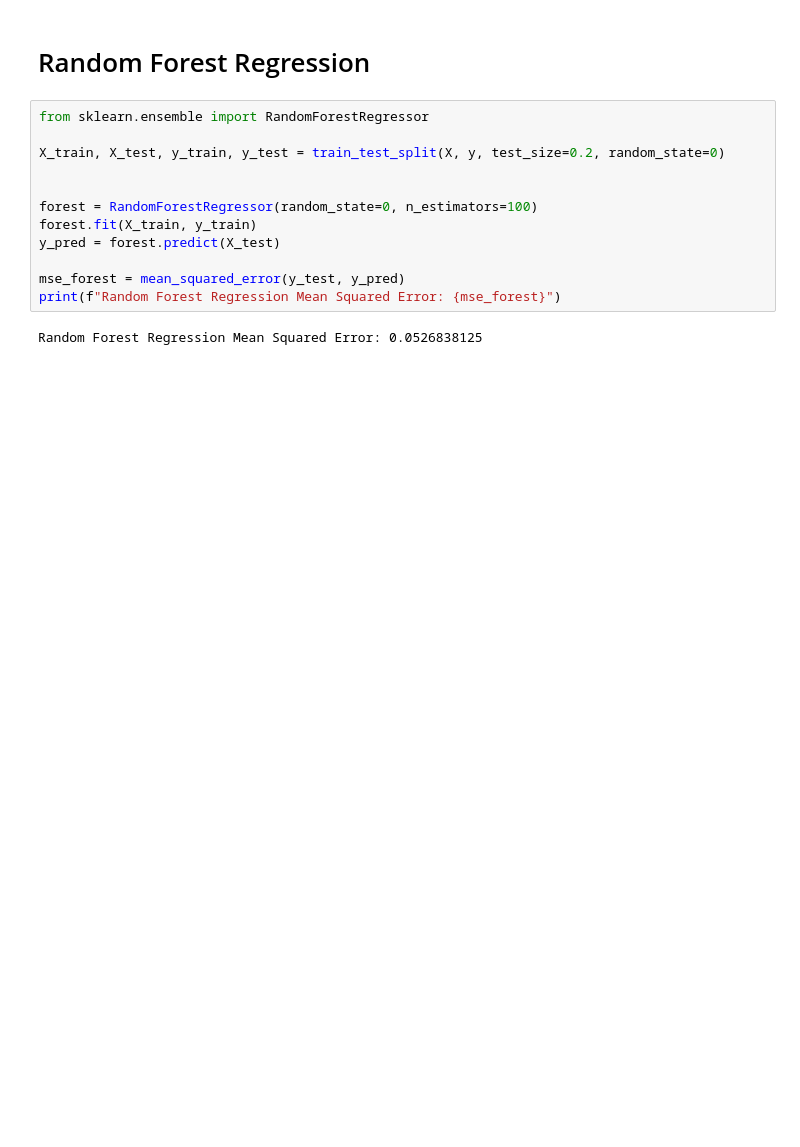
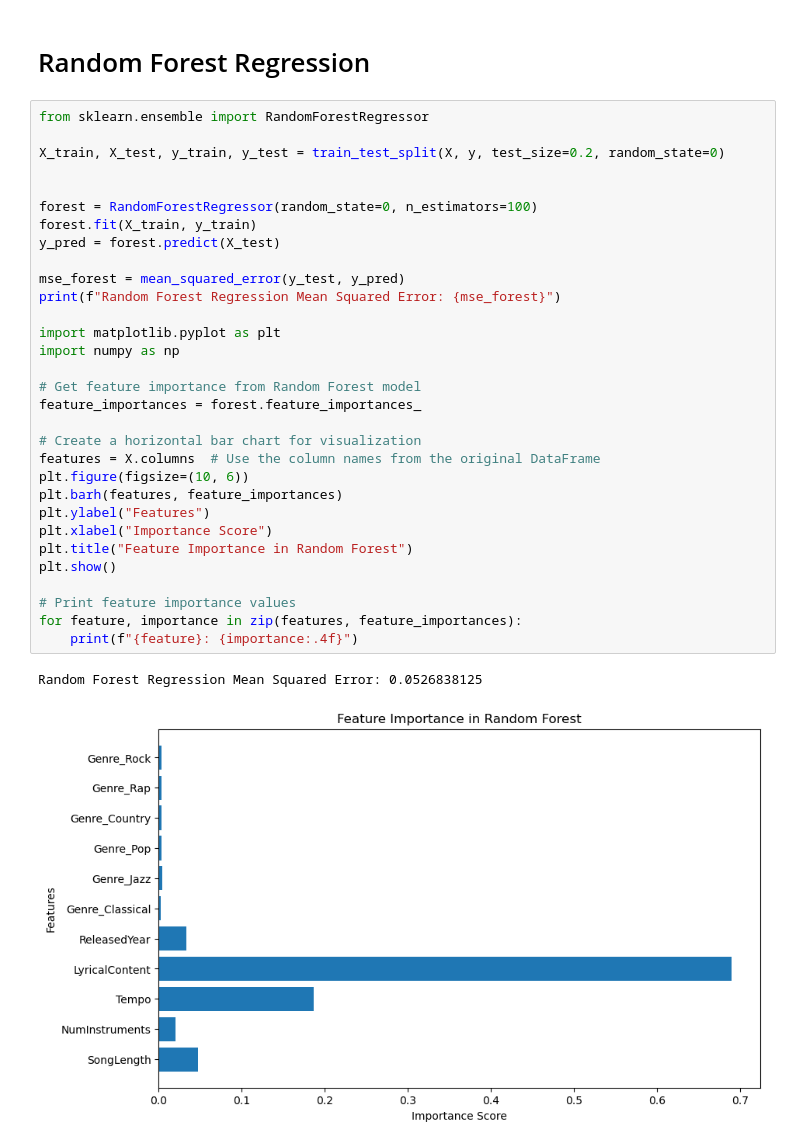
Before and after one commit to LeviAdamMiller/PopProphecies, a Jupyter notebook: pop_predictions.ipynb, the cells around one changed output. Cells and saved outputs as stored; diff of their text form; blank space fills up the shorter version.

```diff
--- a/pop_predictions.ipynb
+++ b/pop_predictions.ipynb
@@ -212,14 +237,34 @@ Decision Tree Regression Mean Squared Error: 0.100625
 # %%
 from sklearn.ensemble import RandomForestRegressor
 
 X_train, X_test, y_train, y_test = train_test_split(X, y, test_size=0.2, random_state=0)
 
 
 forest = RandomForestRegressor(random_state=0, n_estimators=100)
 forest.fit(X_train, y_train)
 y_pred = forest.predict(X_test)
 
 mse_forest = mean_squared_error(y_test, y_pred)
 print(f"Random Forest Regression Mean Squared Error: {mse_forest}")
+
+import matplotlib.pyplot as plt
+import numpy as np
+
+# Get feature importance from Random Forest model
+feature_importances = forest.feature_importances_
+
+# Create a horizontal bar chart for visualization
+features = X.columns  # Use the column names from the original DataFrame
+plt.figure(figsize=(10, 6))
+plt.barh(features, feature_importances)
+plt.ylabel("Features")
+plt.xlabel("Importance Score")
+plt.title("Feature Importance in Random Forest")
+plt.show()
+
+# Print feature importance values
+for feature, importance in zip(features, feature_importances):
+    print(f"{feature}: {importance:.4f}")
 # %% [output]
 Random Forest Regression Mean Squared Error: 0.0526838125
+[figure, added]
```
Also changed, not shown: parts of 4 cells of this notebook.
